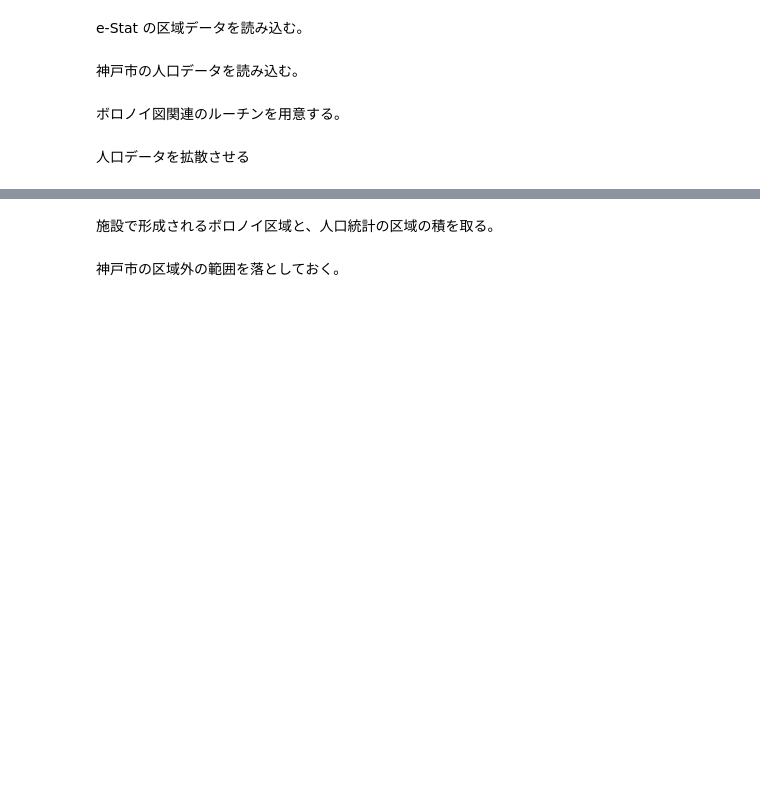
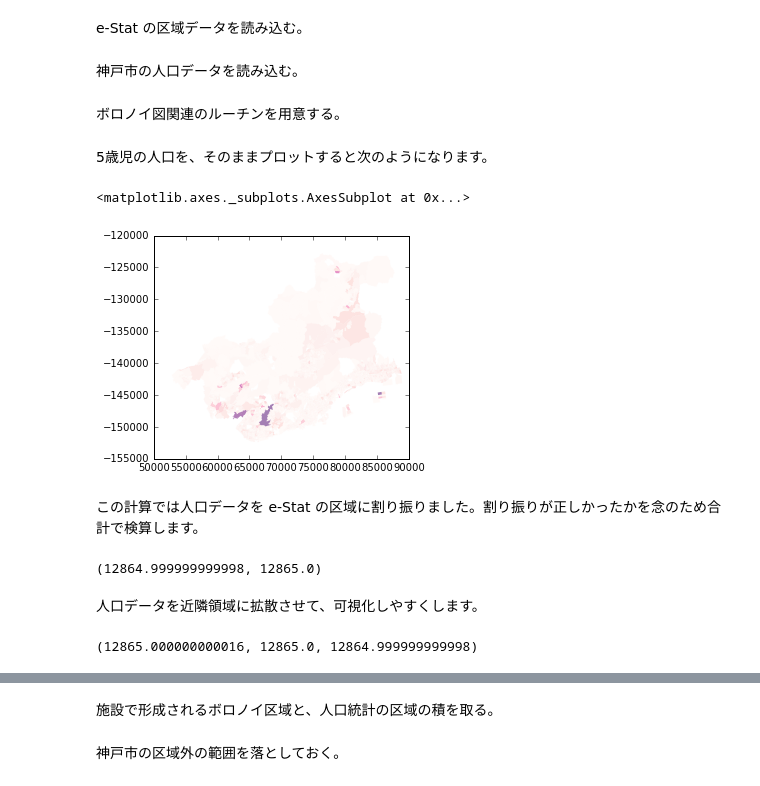
Before and after one commit to hkwi/kobe-barcelona, a Jupyter notebook: notes/2016-10-02-preschool-map.ipynb, the cells around one changed output, grey strips where cells are left out. Cells and saved outputs as stored; diff of their text form; code cells hidden in the pictures; blank space fills up the shorter version.

```diff
--- a/notes/2016-10-02-preschool-map.ipynb
+++ b/notes/2016-10-02-preschool-map.ipynb
@@ -147,4 +140,2 @@ def voronoi_neighbors(npts, v):
 def regions(npts, **kwargs):
     return voronoi2region(npts, voronoi(npts), **kwargs)
-# %% [markdown]
-人口データを拡散させる
@@ -167,0 +142,43 @@ pib_zib = pd.concat([cpib[["pib_left","pib_right"]], (rpib[pib_pop.columns].T /
+# %% [markdown]
+5歳児の人口を、そのままプロットすると次のようになります。
+# %%
+pib_pop = pib.join(
+    zib.groupby("KEYCODE1").sum()["5歳"],
+    on="KEYCODE1"
+).join(
+    pd.concat([pib["KEYCODE1"], pib.geometry.area], axis=1).groupby("KEYCODE1").sum().rename(columns={0:"area_sum"}),
+    on="KEYCODE1"
+).assign(
+    pib_pop=lambda r:r["5歳"] * r.geometry.area / r["area_sum"]
+)
+pib_pop[pib_pop["pib_pop"].isnull()==False].plot(column="pib_pop", cmap="RdPu", linewidth=0)
+# %% [output]
+<matplotlib.axes._subplots.AxesSubplot at 0x...>
+[figure, added]
+# %% [markdown]
+この計算では人口データを e-Stat の区域に割り振りました。割り振りが正しかったかを念のため合計で検算します。
+# %%
+pib_pop["pib_pop"].sum(), zib["5歳"].sum()
+# %% [output]
+(12864.999999999998, 12865.0)
+# %% [markdown]
+人口データを近隣領域に拡散させて、可視化しやすくします。
+# %%
+cpib_ = gpd.GeoDataFrame(pd.concat([pib["geometry"],
+    pd.Series(pib.index, index=pib.index, name="pib")], axis=1)).assign(one=1)
+cpib = gpd.tools.sjoin(cpib_, cpib_, op="intersects")
+
+pib_pop2 = cpib.join(
+    cpib.groupby("pib_left").sum()["one_left"].rename("counts"),
+    on="pib_left"
+).join(
+    pib_pop["pib_pop"],
+    on="pib_left"
+).assign(
+    pib_pop2 = lambda d:d["pib_pop"] / d["counts"]
+).groupby("pib_right").sum()
+
+# 検算
+pib_pop2["pib_pop2"].sum(), zib["5歳"].sum(), pib_pop["pib_pop"].sum()
+# %% [output]
+(12865.000000000016, 12865.0, 12864.999999999998)
```
Also changed, not shown: parts of 42 cells of this notebook.
